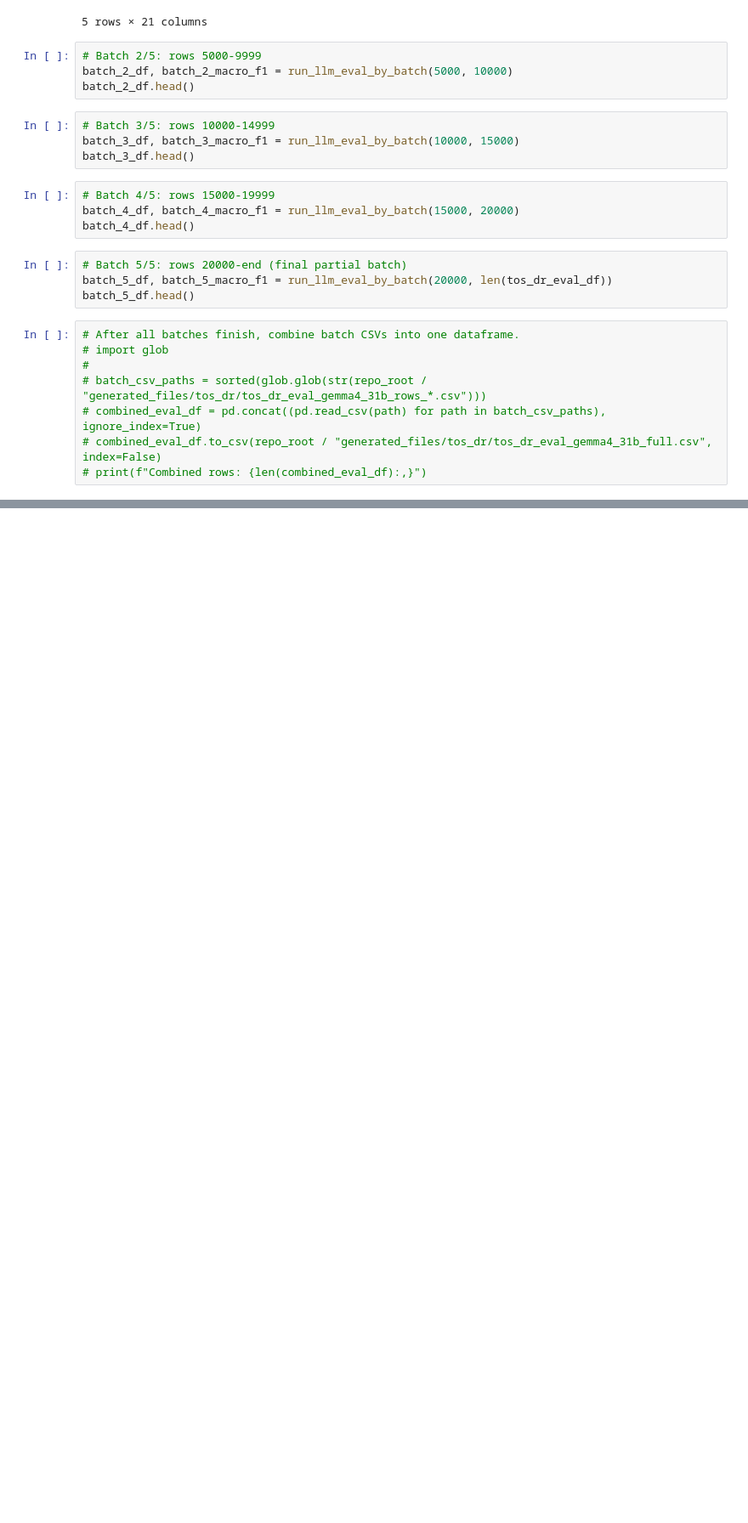
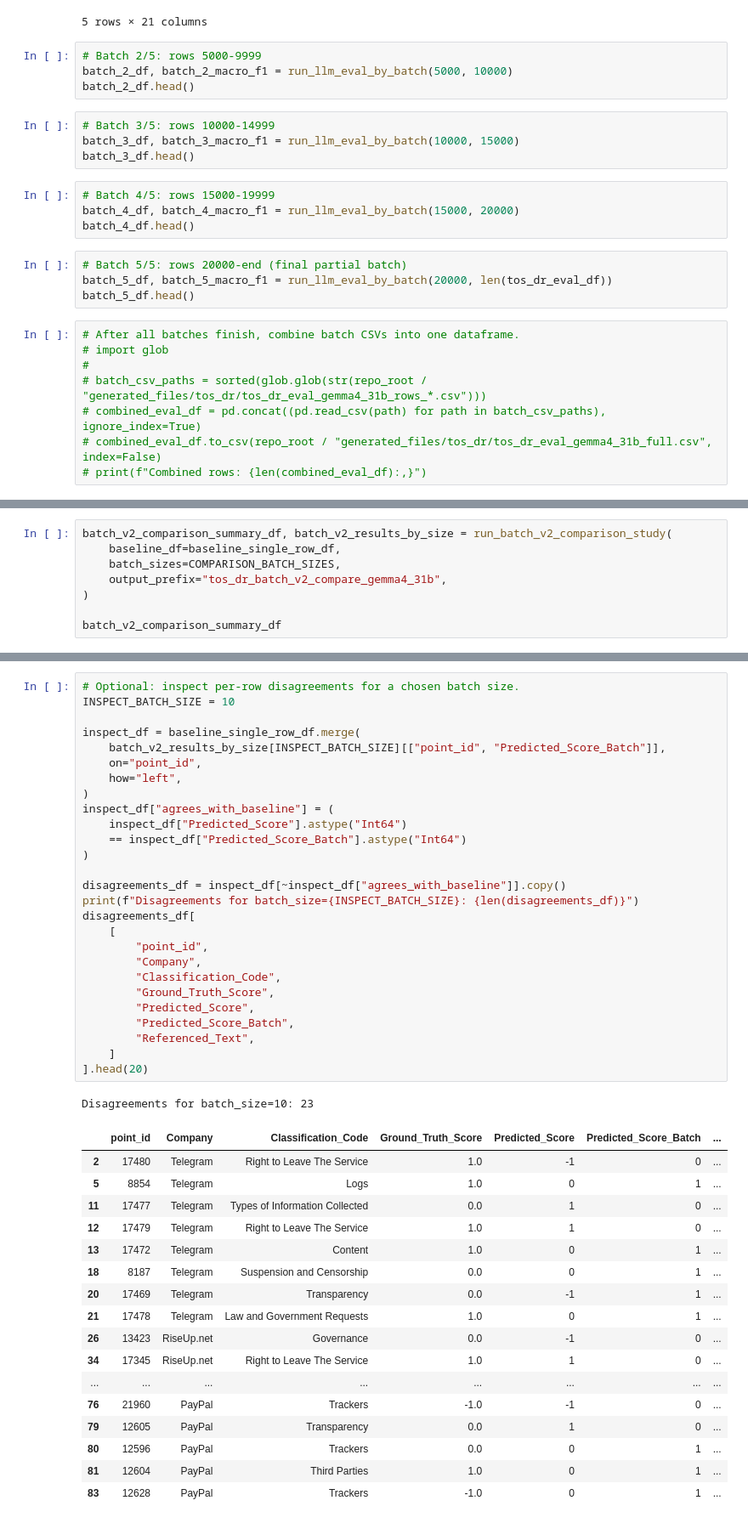
Before and after one commit to riki-11/lawgic, a Jupyter notebook: notebooks/tos_dr/tos_dr_evaluation.ipynb, the cells around one changed output, grey strips where cells are left out. Shown at 85% size. Saved outputs shown, nothing was run; the diff lists cells and outputs as text; blank space fills up the shorter version.

Commit message:
feat: try batch evals and compare performance to row-per-row LLM evals

```diff
--- a/notebooks/tos_dr/tos_dr_evaluation.ipynb
+++ b/notebooks/tos_dr/tos_dr_evaluation.ipynb
@@ -649,0 +951,8 @@ batch_5_df.head()
+# %%
+batch_v2_comparison_summary_df, batch_v2_results_by_size = run_batch_v2_comparison_study(
+    baseline_df=baseline_single_row_df,
+    batch_sizes=COMPARISON_BATCH_SIZES,
+    output_prefix="tos_dr_batch_v2_compare_gemma4_31b",
+)
+
+batch_v2_comparison_summary_df
@@ -649,0 +981,46 @@ batch_5_df.head()
+# %%
+# Optional: inspect per-row disagreements for a chosen batch size.
+INSPECT_BATCH_SIZE = 10
+
+inspect_df = baseline_single_row_df.merge(
+    batch_v2_results_by_size[INSPECT_BATCH_SIZE][["point_id", "Predicted_Score_Batch"]],
+    on="point_id",
+    how="left",
+)
+inspect_df["agrees_with_baseline"] = (
+    inspect_df["Predicted_Score"].astype("Int64")
+    == inspect_df["Predicted_Score_Batch"].astype("Int64")
+)
+
+disagreements_df = inspect_df[~inspect_df["agrees_with_baseline"]].copy()
+print(f"Disagreements for batch_size={INSPECT_BATCH_SIZE}: {len(disagreements_df)}")
+disagreements_df[
+    [
+        "point_id",
+        "Company",
+        "Classification_Code",
+        "Ground_Truth_Score",
+        "Predicted_Score",
+        "Predicted_Score_Batch",
+        "Referenced_Text",
+    ]
+].head(20)
+# %% [output]
+Disagreements for batch_size=10: 23
+|  | point_id | Company | Classification_Code | Ground_Truth_Score | Predicted_Score | Predicted_Score_Batch | ... |
+| 2 | 17480 | Telegram | Right to Leave The Service | 1.0 | -1 | 0 | ... |
+| 5 | 8854 | Telegram | Logs | 1.0 | 0 | 1 | ... |
+| 11 | 17477 | Telegram | Types of Information Collected | 0.0 | 1 | 0 | ... |
+| 12 | 17479 | Telegram | Right to Leave The Service | 1.0 | 1 | 0 | ... |
+| 13 | 17472 | Telegram | Content | 1.0 | 0 | 1 | ... |
+| 18 | 8187 | Telegram | Suspension and Censorship | 0.0 | 0 | 1 | ... |
+| 20 | 17469 | Telegram | Transparency | 0.0 | -1 | 1 | ... |
+| 21 | 17478 | Telegram | Law and Government Requests | 1.0 | 0 | 1 | ... |
+| 26 | 13423 | RiseUp.net | Governance | 0.0 | -1 | 0 | ... |
+| 34 | 17345 | RiseUp.net | Right to Leave The Service | 1.0 | 1 | 0 | ... |
+| ... | ... | ... | ... | ... | ... | ... | ... |
+| 76 | 21960 | PayPal | Trackers | -1.0 | -1 | 0 | ... |
+| 79 | 12605 | PayPal | Transparency | 0.0 | 1 | 0 | ... |
+| 80 | 12596 | PayPal | Trackers | 0.0 | 0 | 1 | ... |
+| 81 | 12604 | PayPal | Third Parties | 1.0 | 0 | 1 | ... |
+| 83 | 12628 | PayPal | Trackers | -1.0 | 0 | 1 | ... |
```
Also changed, not shown: parts of 15 cells of this notebook, 7 other files.
